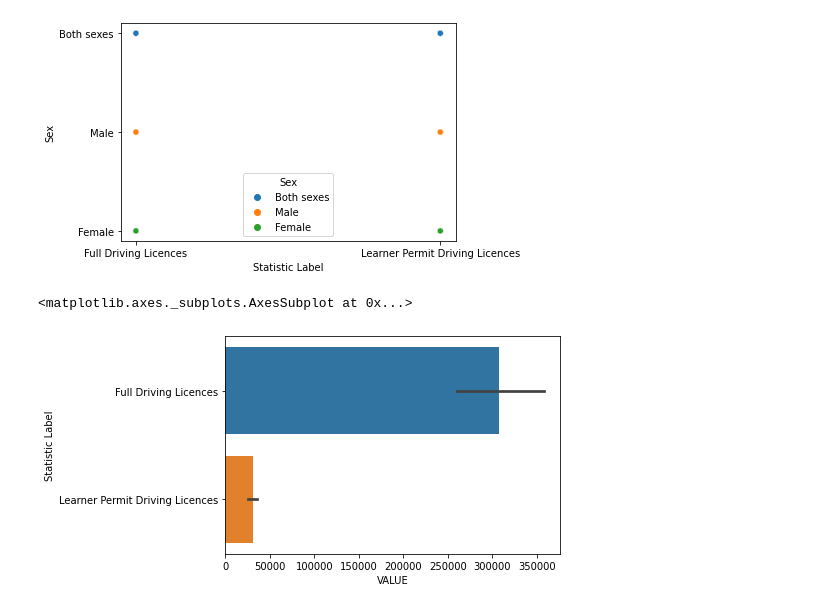
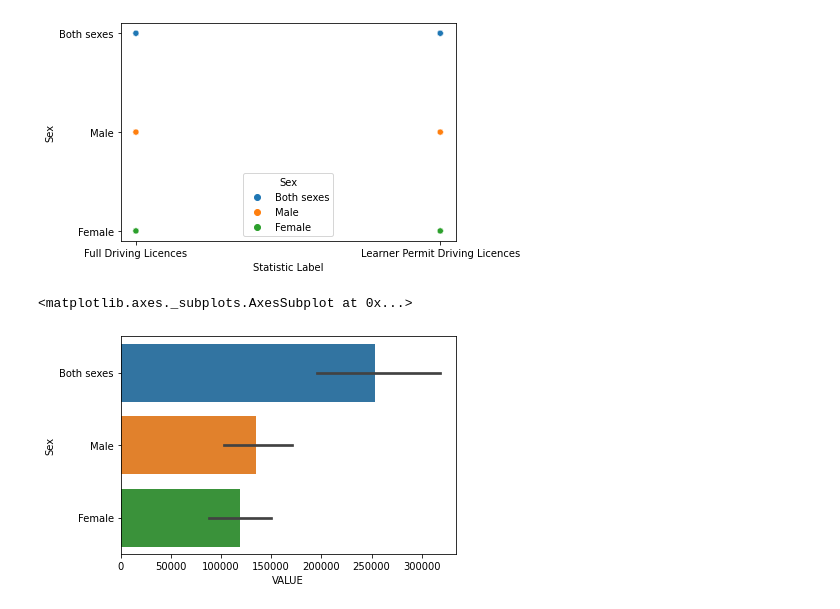
Before and after one commit to hartyl1/UCDPA_harty, a Jupyter notebook: Copy_of_Copy_of_Untitled12.ipynb, the cells around one changed output. Saved outputs shown, nothing was run; the diff lists cells and outputs as text; code cells hidden in the pictures.

```diff
--- a/Copy_of_Copy_of_Untitled12.ipynb
+++ b/Copy_of_Copy_of_Untitled12.ipynb
@@ -536,7 +536,7 @@ sns.scatterplot(data=Driving_Licenses, x='Statistic Label', y='Sex', hue = 'Sex'
 <matplotlib.axes._subplots.AxesSubplot at 0x...>
 [figure]
 # %%
-sns.barplot(data=Driving_Licenses, y='Statistic Label', x='VALUE',)
+sns.barplot(data=Driving_Licenses, y='Sex', x='VALUE',)
 # %% [output]
 <matplotlib.axes._subplots.AxesSubplot at 0x...>
-[figure, old version]
+[figure, new version]
```
